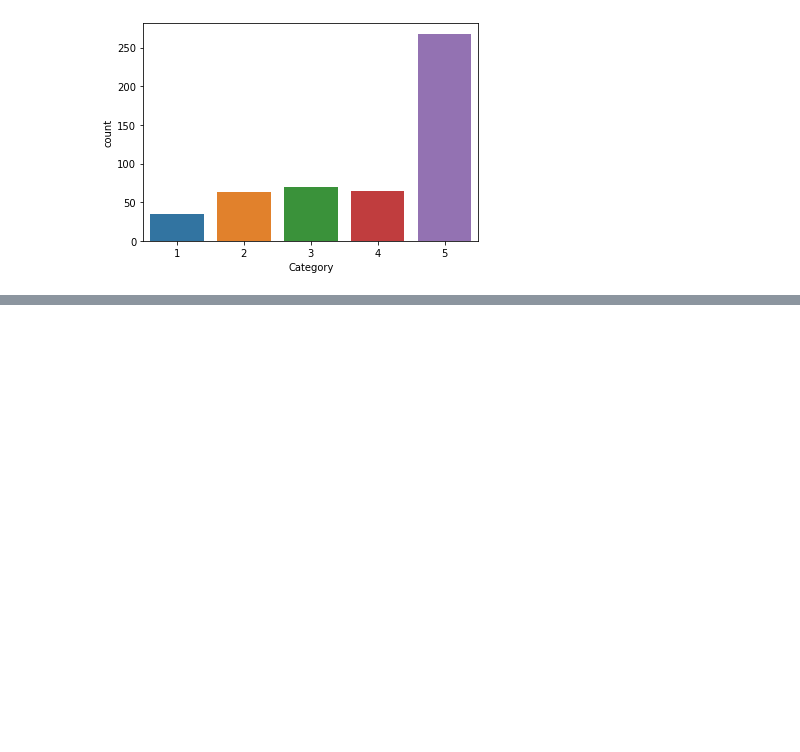
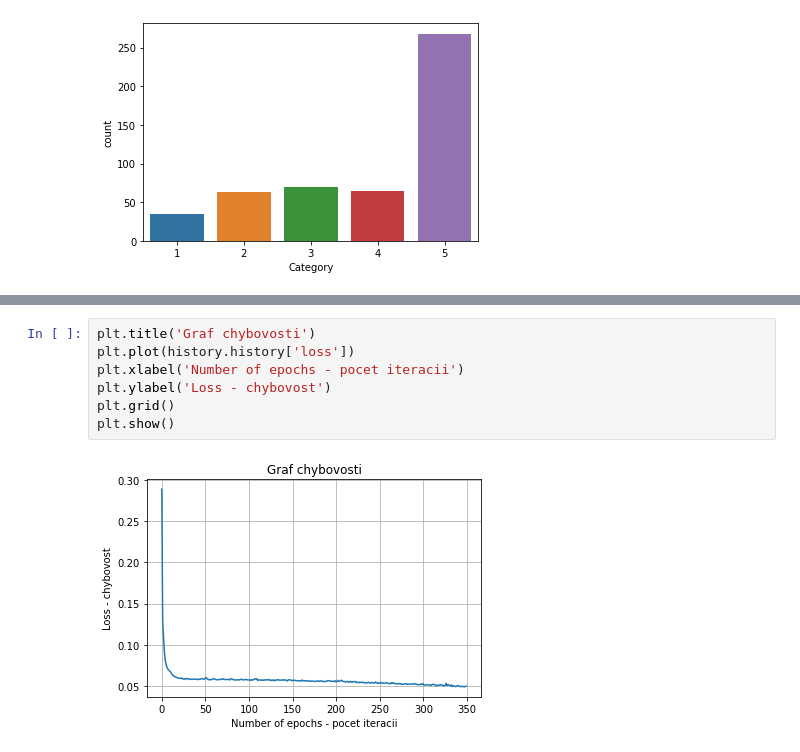
Before and after one commit to oliverolah97/Olah_NS2021, a Jupyter notebook: Olah_NS2021.ipynb, the cells around one changed output, grey strips where cells are left out. Drawn from its saved outputs; the diff is of its cells as text; blank space fills up the shorter version.

```diff
--- a/Olah_NS2021.ipynb
+++ b/Olah_NS2021.ipynb
@@ -99,0 +174,9 @@ sns.countplot(x='Category',data=df)
+# %%
+plt.title('Graf chybovosti')
+plt.plot(history.history['loss'])
+plt.xlabel('Number of epochs - pocet iteracii')
+plt.ylabel('Loss - chybovost')
+plt.grid()
+plt.show()
+# %% [output]
+[figure, added]
```
Also changed, not shown: parts of 15 cells of this notebook, 1 other file.
